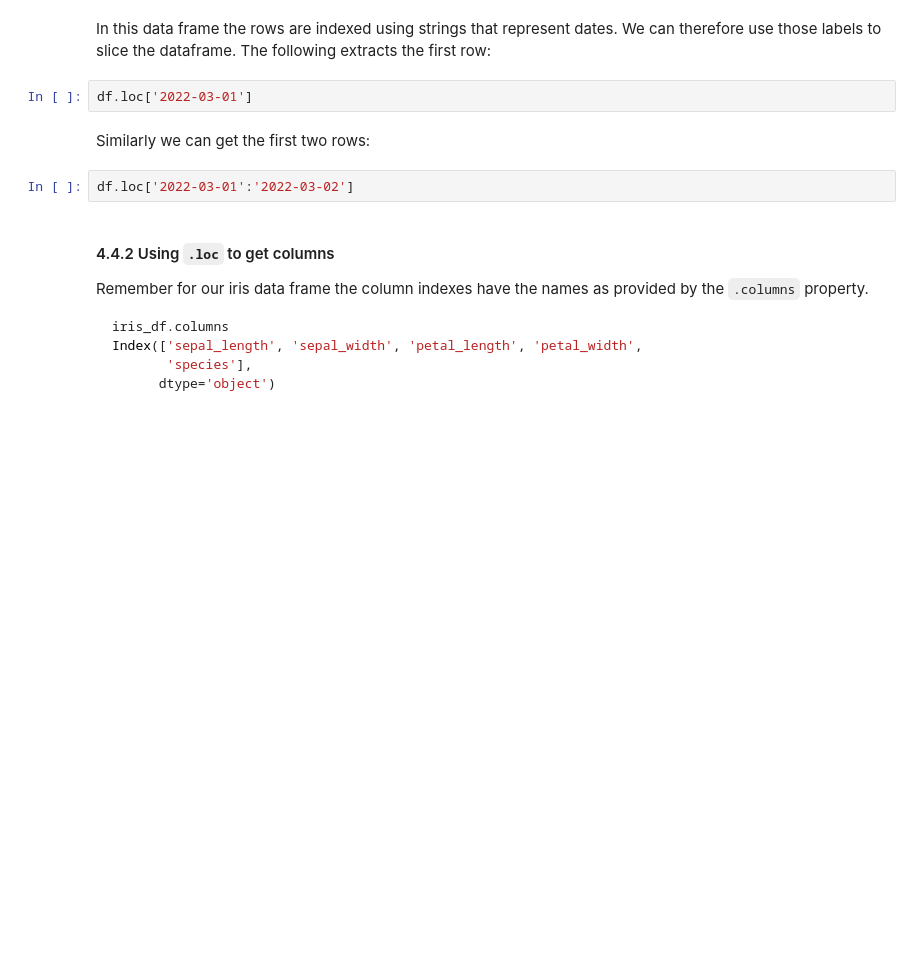
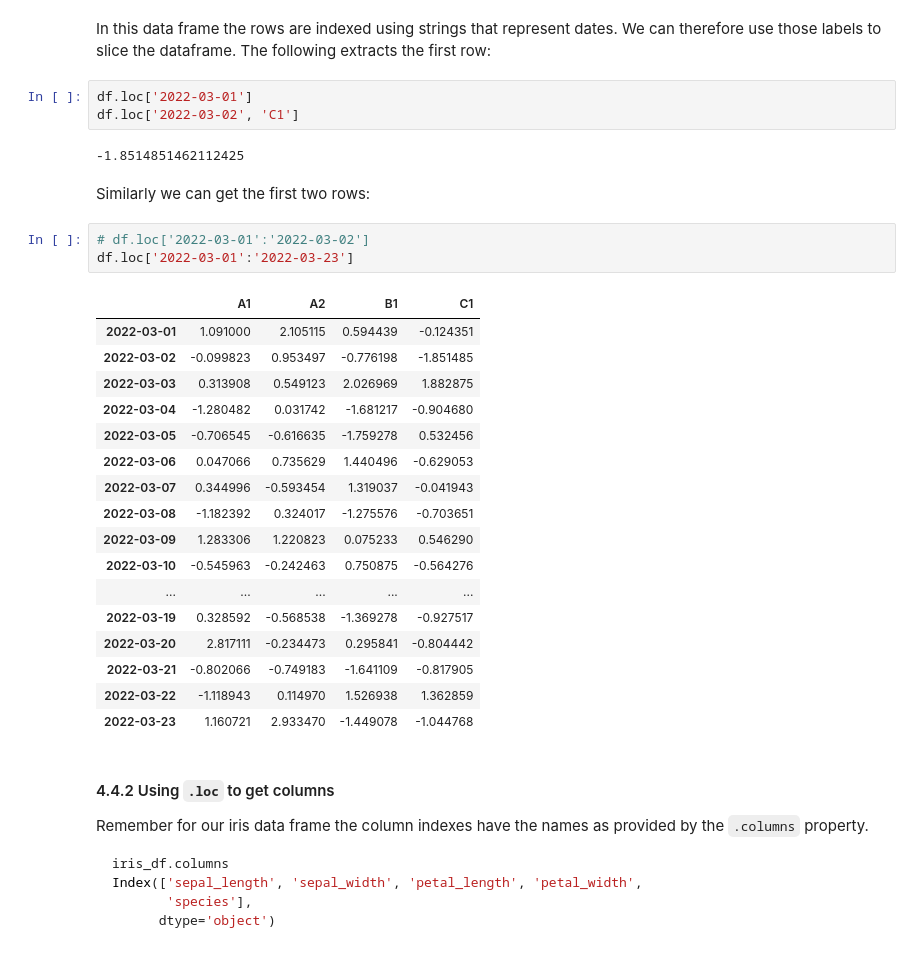
Before and after one commit to ninkuu/Data-Analytics-With-Python, a Jupyter notebook: Module2-Data_Analytics/A03-Pandas_Part1.ipynb, the cells around one changed output. Drawn from its saved outputs; the diff is of its cells as text; blank space fills up the shorter version.

```diff
--- a/Module2-Data_Analytics/A03-Pandas_Part1.ipynb
+++ b/Module2-Data_Analytics/A03-Pandas_Part1.ipynb
@@ -510,10 +630,32 @@ df.head(2)
 In this data frame the rows are indexed using strings that represent dates. We can therefore use those labels to slice the dataframe.  The following extracts the first row:
 # %%
 df.loc['2022-03-01']
+df.loc['2022-03-02', 'C1']
+# %% [output]
+-1.8514851462112425
 # %% [markdown]
 Similarly we can get the first two rows:
 # %%
-df.loc['2022-03-01':'2022-03-02']
+# df.loc['2022-03-01':'2022-03-02']
+df.loc['2022-03-01':'2022-03-23']
+# %% [output]
+|  | A1 | A2 | B1 | C1 |
+| 2022-03-01 | 1.091000 | 2.105115 | 0.594439 | -0.124351 |
+| 2022-03-02 | -0.099823 | 0.953497 | -0.776198 | -1.851485 |
+| 2022-03-03 | 0.313908 | 0.549123 | 2.026969 | 1.882875 |
+| 2022-03-04 | -1.280482 | 0.031742 | -1.681217 | -0.904680 |
+| 2022-03-05 | -0.706545 | -0.616635 | -1.759278 | 0.532456 |
+| 2022-03-06 | 0.047066 | 0.735629 | 1.440496 | -0.629053 |
+| 2022-03-07 | 0.344996 | -0.593454 | 1.319037 | -0.041943 |
+| 2022-03-08 | -1.182392 | 0.324017 | -1.275576 | -0.703651 |
+| 2022-03-09 | 1.283306 | 1.220823 | 0.075233 | 0.546290 |
+| 2022-03-10 | -0.545963 | -0.242463 | 0.750875 | -0.564276 |
+| ... | ... | ... | ... | ... |
+| 2022-03-19 | 0.328592 | -0.568538 | -1.369278 | -0.927517 |
+| 2022-03-20 | 2.817111 | -0.234473 | 0.295841 | -0.804442 |
+| 2022-03-21 | -0.802066 | -0.749183 | -1.641109 | -0.817905 |
+| 2022-03-22 | -1.118943 | 0.114970 | 1.526938 | 1.362859 |
+| 2022-03-23 | 1.160721 | 2.933470 | -1.449078 | -1.044768 |
 # %% [markdown]
 #### 4.4.2 Using `.loc` to get columns
 Remember for our iris data frame the column indexes have the names as provided by the `.columns` property.
```
Also changed, not shown: parts of 32 cells of this notebook.
